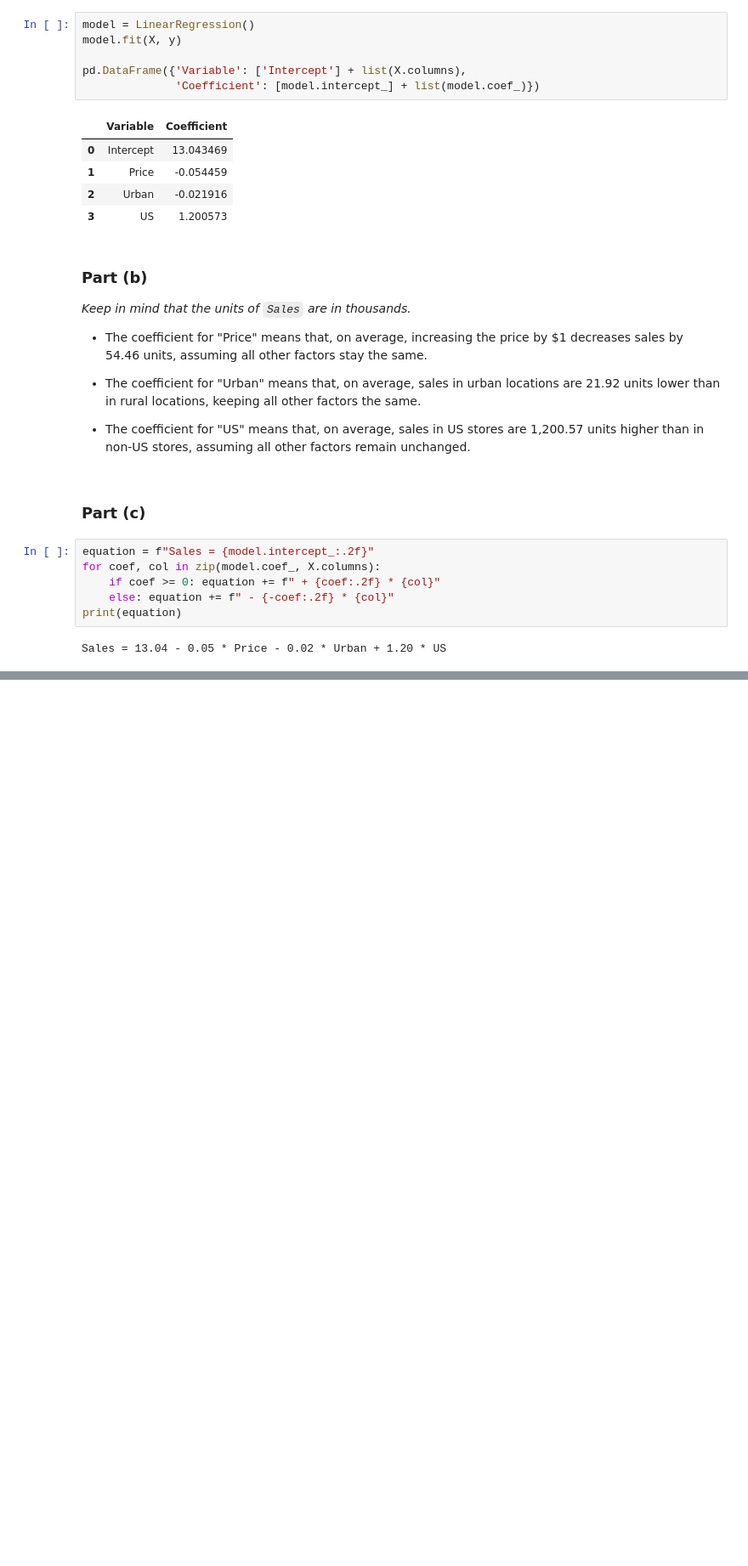
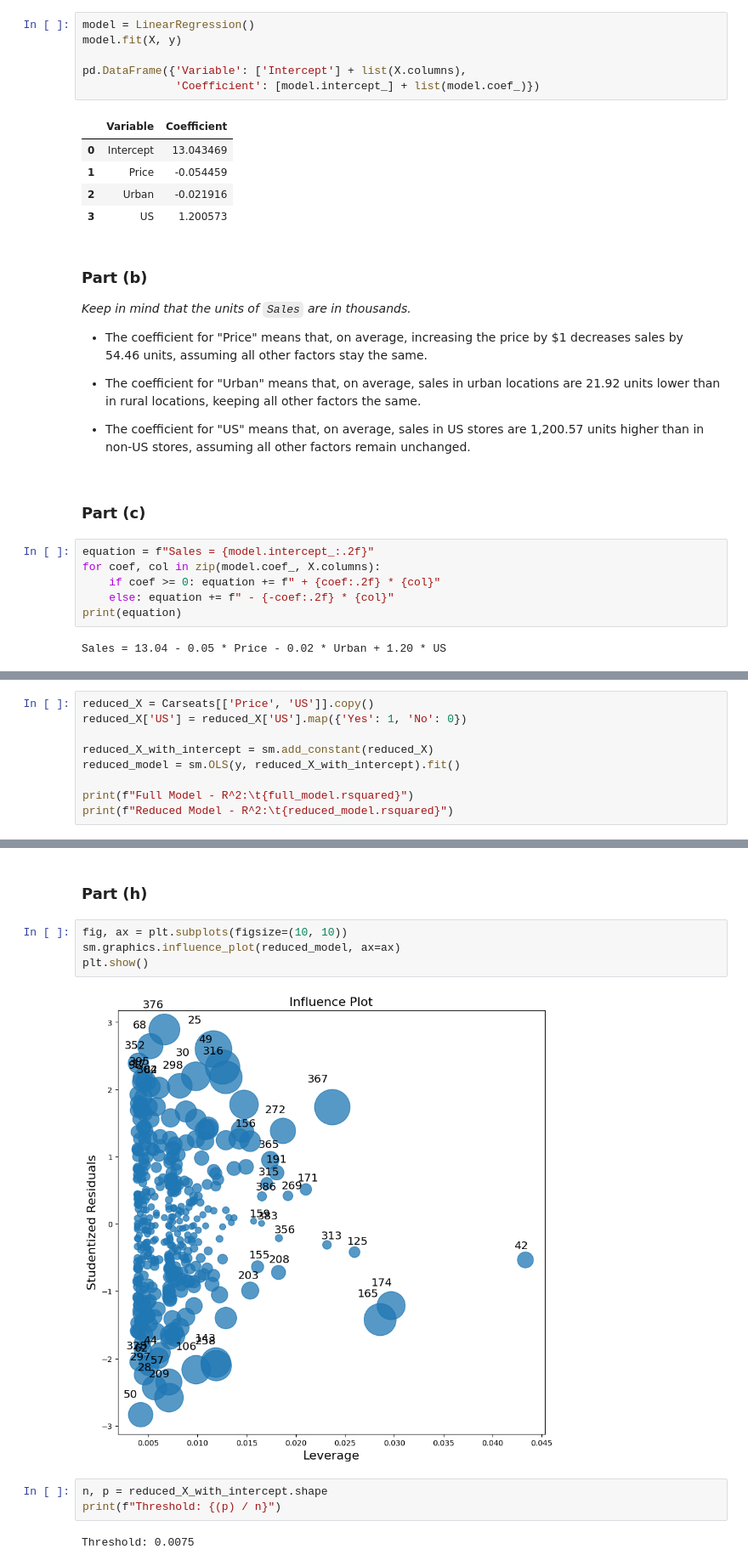
Before and after one commit to benjaminsacks/STAT702, a Jupyter notebook: homework2/ISLP_C3_Q10.ipynb, the cells around one changed output, grey strips where cells are left out. Shown at 85% size. Cells and saved outputs as stored; diff of their text form; blank space fills up the shorter version.

```diff
--- a/homework2/ISLP_C3_Q10.ipynb
+++ b/homework2/ISLP_C3_Q10.ipynb
@@ -87,0 +77,9 @@ Notes:
+# %%
+reduced_X = Carseats[['Price', 'US']].copy()
+reduced_X['US'] = reduced_X['US'].map({'Yes': 1, 'No': 0})
+
+reduced_X_with_intercept = sm.add_constant(reduced_X)
+reduced_model = sm.OLS(y, reduced_X_with_intercept).fit()
+
+print(f"Full Model - R^2:\t{full_model.rsquared}")
+print(f"Reduced Model - R^2:\t{reduced_model.rsquared}")
@@ -87,0 +104,13 @@ Notes:
+# %% [markdown]
+### Part (h)
+# %%
+fig, ax = plt.subplots(figsize=(10, 10))
+sm.graphics.influence_plot(reduced_model, ax=ax)
+plt.show()
+# %% [output]
+[figure, added]
+# %%
+n, p = reduced_X_with_intercept.shape
+print(f"Threshold: {(p) / n}")
+# %% [output]
+Threshold: 0.0075
```
Also changed, not shown: parts of 11 cells of this notebook.
